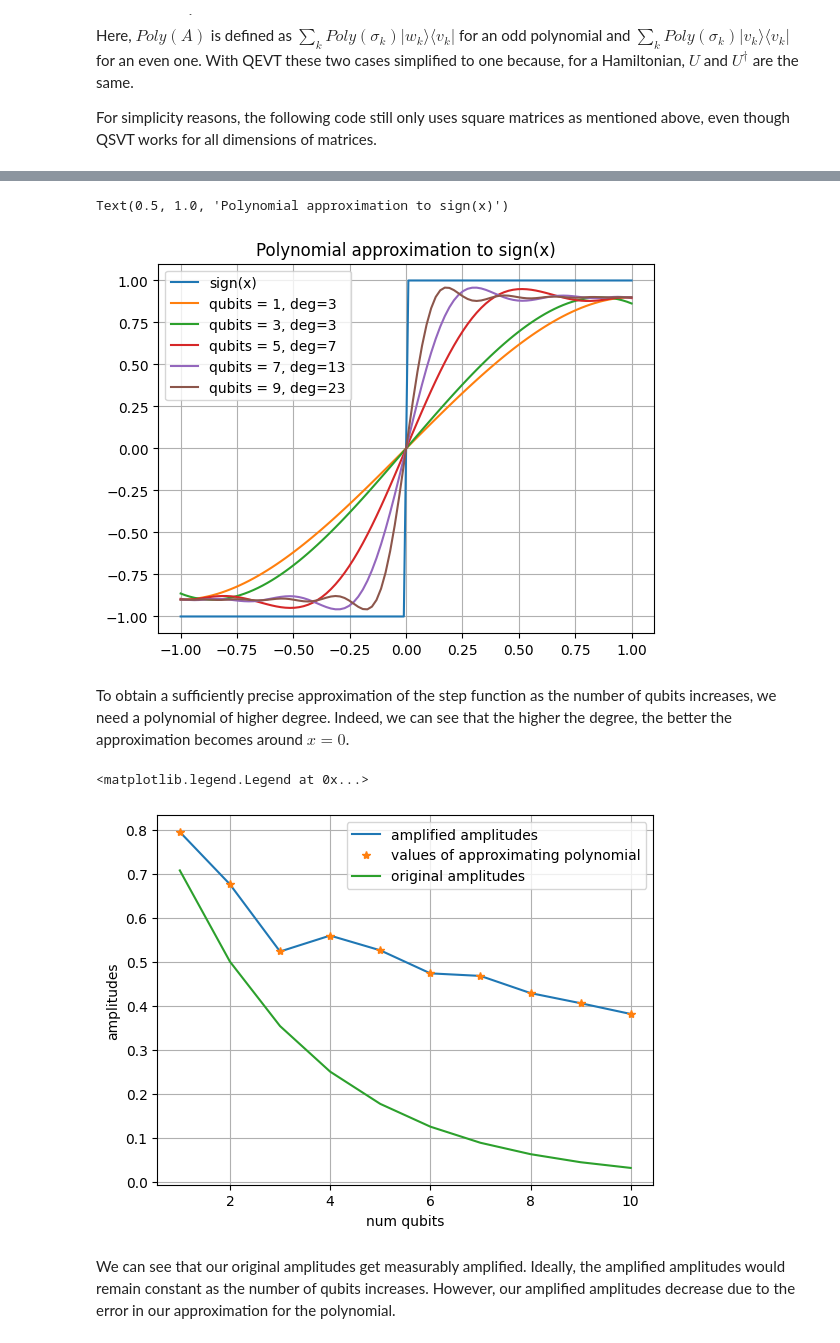
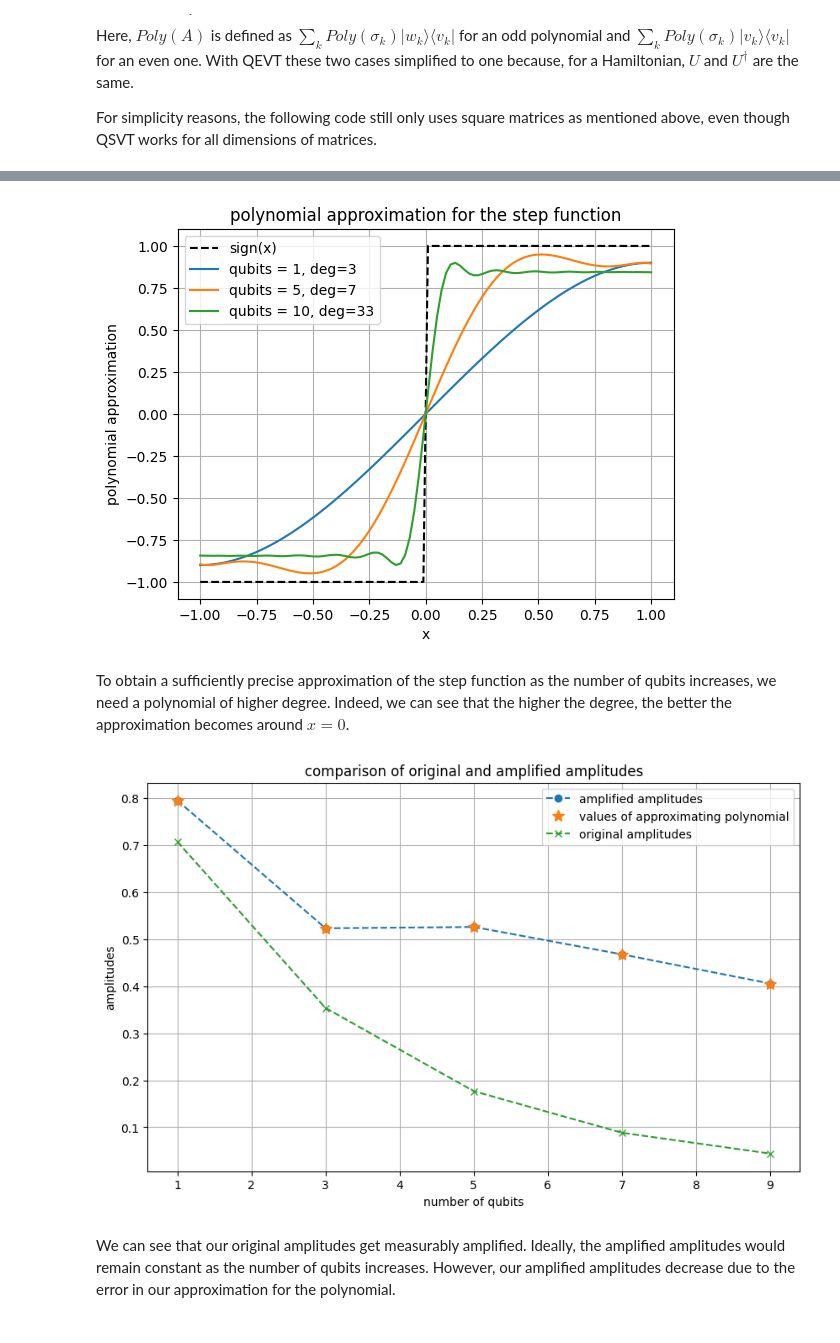
Before and after one commit to MaxSmd/quantum-singular-value-transformation, a Jupyter notebook: QSVT.ipynb, the cells around one changed output, grey strips where cells are left out. Cells and saved outputs as stored; diff of their text form; code cells hidden in the pictures.

```diff
--- a/QSVT.ipynb
+++ b/QSVT.ipynb
@@ -180,13 +184,18 @@ def cos_approximating_polynomial(t, epsilon):
 
 
 x = np.linspace(-1, 1, 50)
-t_vec = [1, 5, 10]
 
-for t in t_vec:
+for t in [1, 5, 10]:
     plt.plot(x, np.sin(t * x), label=f'sin({t}x)')
     with io.capture_output() as captured:
         p = sin_approximating_polynomial(t, 0.01)
         plt.plot(x, 2 * p(x), '*')
 
+plt.title("polynomial approximation for sin(tx) with epsilon = 0.01 precision")
+plt.xlabel('x')
+plt.ylabel('polynomial approximation')
+plt.legend(loc='best')
+plt.grid(True)
+
 plt.legend();
 # %% [output]
@@ -323,27 +335,31 @@ def sign_approximating_polynomial(num_qubits):
     #finding and returning the polynomial approximation for the step function
     return step_function.generate(degree, delta=delta)
 
+x = np.linspace(-1, 1, 100)
 
-x = np.linspace(-1, 1, 100)
-plt.plot(x, np.sign(x), label='sign(x)')
+plt.plot(x, np.sign(x), label='sign(x)', color='black', linestyle='--')
 
-for n in range(1, 11, 2):
+for n in [1, 5, 10]:
     with io.capture_output() as captured:
         p = sign_approximating_polynomial(n)
-        plt.plot(x, p(x), label=f'qubits = {n}, deg={p.degree()}')
+    plt.plot(x, p(x), label=f'qubits = {n}, deg={p.degree()}')
 
-plt.grid()
 plt.legend()
-plt.title('Polynomial approximation to sign(x)')
+plt.title("polynomial approximation for the step function")
+plt.xlabel("x")
+plt.ylabel("polynomial approximation")
+plt.legend(loc="best")
+plt.grid(True)
+
+plt.show()
 # %% [output]
-Text(0.5, 1.0, 'Polynomial approximation to sign(x)')
-[figure, old version]
+[figure, new version]
 # %% [markdown]
 To obtain a sufficiently precise approximation of the step function as the number of qubits increases, we need a polynomial of higher degree. Indeed, we can see that the higher the degree, the better the approximation becomes around $x = 0$.
 # %%
 np.random.seed(1)
 
-num_qubits = range(1, 11)
+num_qubits = range(1, 11, 2)
 original_amplitudes = [2 ** (-0.5 * qubits) for qubits in num_qubits]
 
 amplitudes = []
@@ -356,41 +372,45 @@ for qubits in num_qubits:
     PR = projector_from_state(all_zero_state)
 
     #soltuion state m
     m = np.zeros(N)
     m[np.random.randint(0, N)] = 1
     PL = projector_from_state(m)
 
     #signal rotation operator U
     U = reduce(np.kron, [HADAMARD] * qubits)
 
     #approximating the error function and finding the corresponding QSVT angles
     with io.capture_output() as captured:
         p_sign = sign_approximating_polynomial(qubits)
         phi_vec = pyqsp.angle_sequence.QuantumSignalProcessingPhases(p_sign.coef, signal_operator='Wx')
         phi_vec = angles_from_W_to_R(phi_vec)
 
     #constructing the QSVT sequence
     U_phi = QSVT(U, PL, PR, phi_vec)
 
     #real part of the amplified amplitude of a
     amplitude = (m @ U_phi @ all_zero_state).real
 
     amplitudes.append(amplitude)
 
 with io.capture_output() as captured:
     polynomial_values = [sign_approximating_polynomial(n)(a) for n, a in zip(num_qubits, original_amplitudes)]
 
-plt.plot(num_qubits, amplitudes, label='amplified amplitudes')
-plt.plot(num_qubits, polynomial_values, '*', label='values of approximating polynomial')
-plt.plot(num_qubits, original_amplitudes, label='original amplitudes')
+plt.figure(figsize=(10, 6))
+plt.plot(num_qubits, amplitudes, label='amplified amplitudes', linestyle='--', marker='o')
+plt.plot(num_qubits, polynomial_values, '*', label='values of approximating polynomial', markersize=10)
+plt.plot(num_qubits, original_amplitudes, label='original amplitudes', linestyle='--', marker='x')
 
-plt.xlabel('num qubits')
+plt.xlabel('number of qubits')
 plt.ylabel('amplitudes')
-plt.grid()
-plt.legend()
+plt.title('comparison of original and amplified amplitudes')
+plt.legend(loc='best')
+plt.grid(True)
+
+# Display the plot
+plt.show()
 # %% [output]
-<matplotlib.legend.Legend at 0x...>
-[figure, old version]
+[figure, new version]
 # %% [markdown]
 We can see that our original amplitudes get measurably amplified. Ideally, the amplified amplitudes would remain constant as the number of qubits increases. However, our amplified amplitudes decrease due to the error in our approximation for the polynomial.
 # %% [markdown]
```
Also changed, not shown: parts of 5 cells of this notebook.
